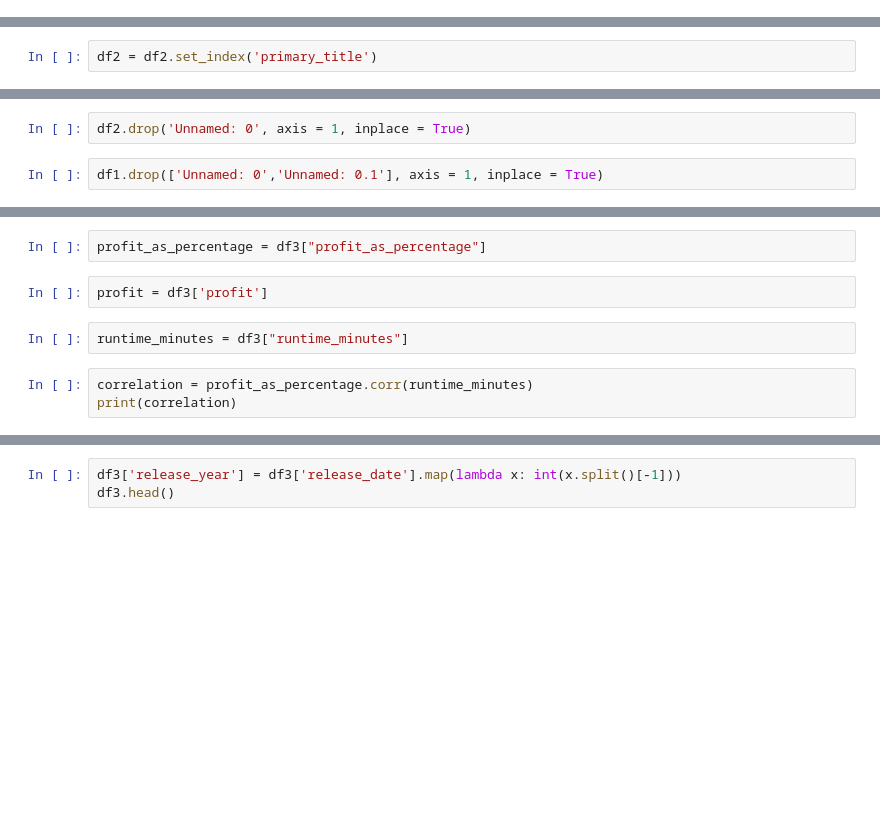
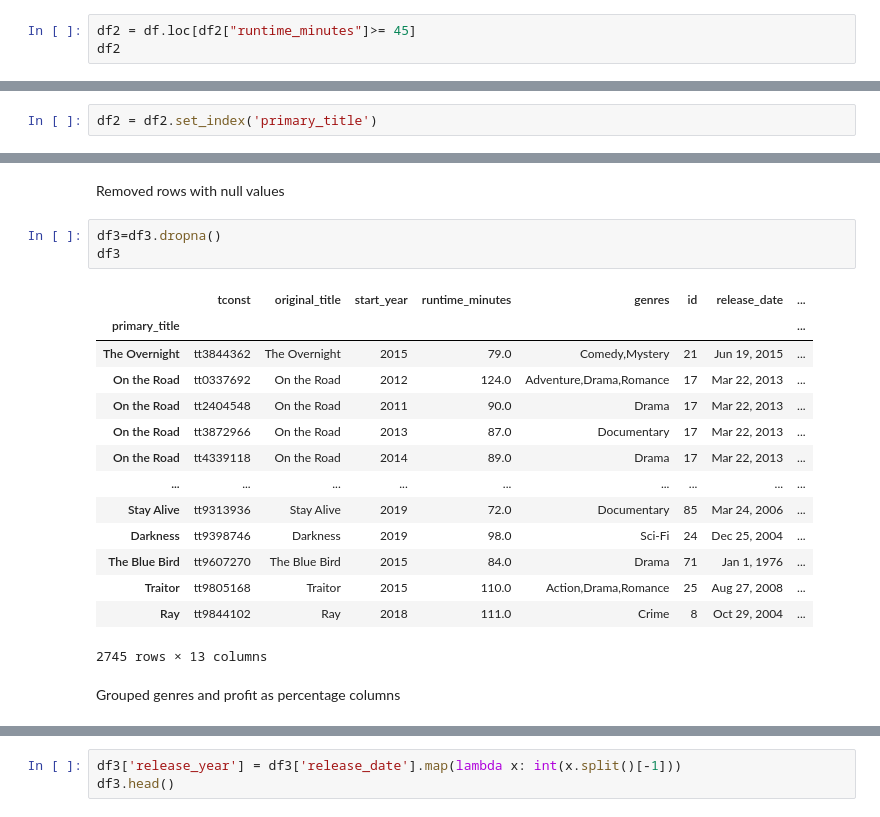
Before and after one commit to andre3000y/Movie_box_office_analysis, a Jupyter notebook: The Notebook.ipynb, the cells around one changed output, grey strips where cells are left out. Saved outputs shown, nothing was run; the diff lists cells and outputs as text; blank space fills up the shorter version.

```diff
--- a/The Notebook.ipynb
+++ b/The Notebook.ipynb
@@ -861,0 +860,3 @@ FileNotFoundError: [Errno 2] No such file or directory: 'data/cln_imdb_title_bas
+# %%
+df2 = df.loc[df2["runtime_minutes"]>= 45]
+df2
@@ -868,4 +880,0 @@ print(df2.isnull().sum())
-# %%
-df2.drop('Unnamed: 0', axis = 1, inplace = True)
-# %%
-df1.drop(['Unnamed: 0','Unnamed: 0.1'], axis = 1, inplace = True)
@@ -877,9 +922,22 @@ df3.sort_values("profit_as_percentage", ascending = False).head(25)
-# %%
-profit_as_percentage = df3["profit_as_percentage"]
-# %%
-profit = df3['profit']
-# %%
-runtime_minutes = df3["runtime_minutes"]
-# %%
-correlation = profit_as_percentage.corr(runtime_minutes)
-print(correlation)
+# %% [markdown]
+Removed rows with null values
+# %%
+df3=df3.dropna()
+df3
+# %% [output]
+|  | tconst | original_title | start_year | runtime_minutes | genres | id | release_date | ... |
+| primary_title |  |  |  |  |  |  |  | ... |
+| The Overnight | tt3844362 | The Overnight | 2015 | 79.0 | Comedy,Mystery | 21 | Jun 19, 2015 | ... |
+| On the Road | tt0337692 | On the Road | 2012 | 124.0 | Adventure,Drama,Romance | 17 | Mar 22, 2013 | ... |
+| On the Road | tt2404548 | On the Road | 2011 | 90.0 | Drama | 17 | Mar 22, 2013 | ... |
+| On the Road | tt3872966 | On the Road | 2013 | 87.0 | Documentary | 17 | Mar 22, 2013 | ... |
+| On the Road | tt4339118 | On the Road | 2014 | 89.0 | Drama | 17 | Mar 22, 2013 | ... |
+| ... | ... | ... | ... | ... | ... | ... | ... | ... |
+| Stay Alive | tt9313936 | Stay Alive | 2019 | 72.0 | Documentary | 85 | Mar 24, 2006 | ... |
+| Darkness | tt9398746 | Darkness | 2019 | 98.0 | Sci-Fi | 24 | Dec 25, 2004 | ... |
+| The Blue Bird | tt9607270 | The Blue Bird | 2015 | 84.0 | Drama | 71 | Jan 1, 1976 | ... |
+| Traitor | tt9805168 | Traitor | 2015 | 110.0 | Action,Drama,Romance | 25 | Aug 27, 2008 | ... |
+| Ray | tt9844102 | Ray | 2018 | 111.0 | Crime | 8 | Oct 29, 2004 | ... |
+2745 rows × 13 columns
+# %% [markdown]
+Grouped genres and profit as percentage columns
```
Also changed, not shown: parts of 35 cells of this notebook, 4 other files.
